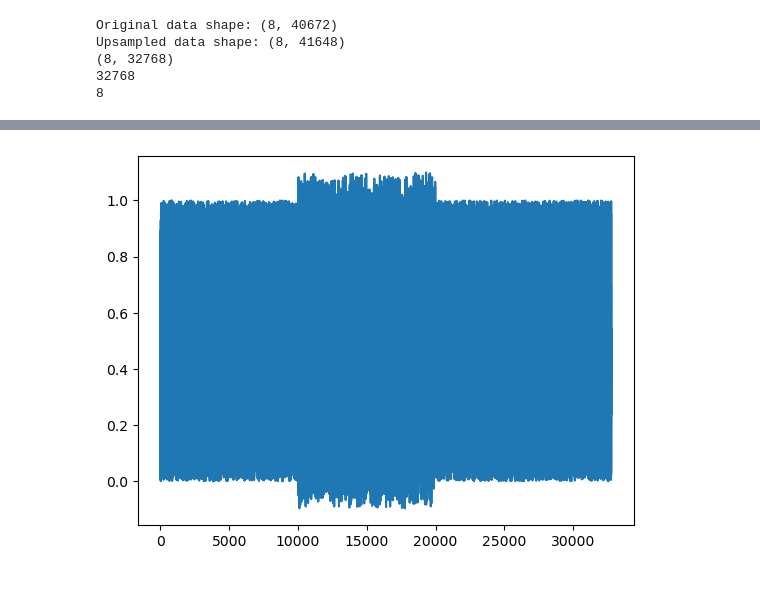
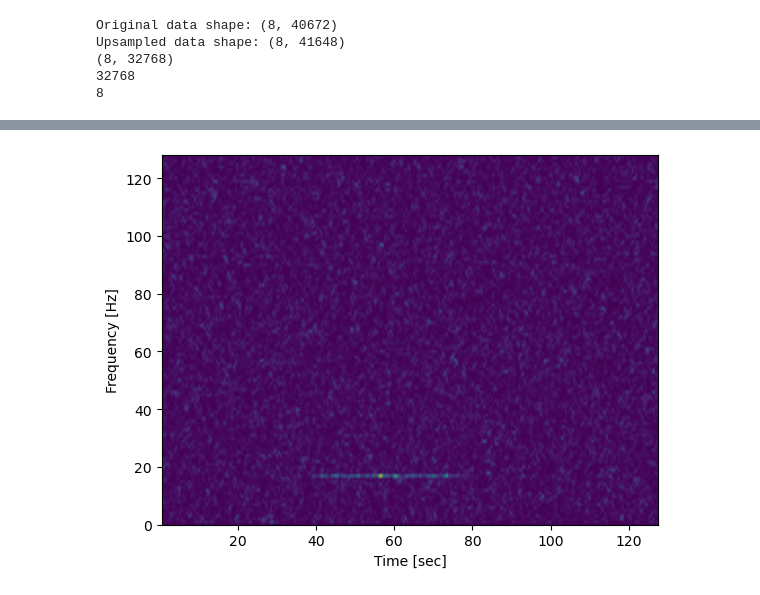
Before and after one commit to alken01/BCI, a Jupyter notebook: recursivefilter.ipynb, the cells around one changed output, grey strips where cells are left out. Drawn from its saved outputs; the diff is of its cells as text; code cells hidden in the pictures.

```diff
--- a/recursivefilter.ipynb
+++ b/recursivefilter.ipynb
@@ -378,7 +381,15 @@ y_hat = []
 # Initialize a list to store the RLS filter coefficients
 filter_coefficients = []
 
-y_hat,filter_coefficients = rls_paper(x,17,2,0.95,1e-5)
+y_hat,filter_coefficients = rls_paper(x,17,2,fs,1e-5)
-# %% [output]
-[figure, removed]
+# %%
+#plot the spectrogram of the signal x usings signal.spectrogram
+f, t, Sxx = signal.spectrogram(x[:,0], fs, nperseg=256, noverlap=128, nfft=256, scaling='spectrum')
+plt.figure()
+plt.pcolormesh(t, f, Sxx, shading='gouraud')
+plt.ylabel('Frequency [Hz]')
+plt.xlabel('Time [sec]')
+plt.show()
+# %% [output]
+[figure, added]
 # %%
```
Also changed, not shown: parts of 9 cells of this notebook.
